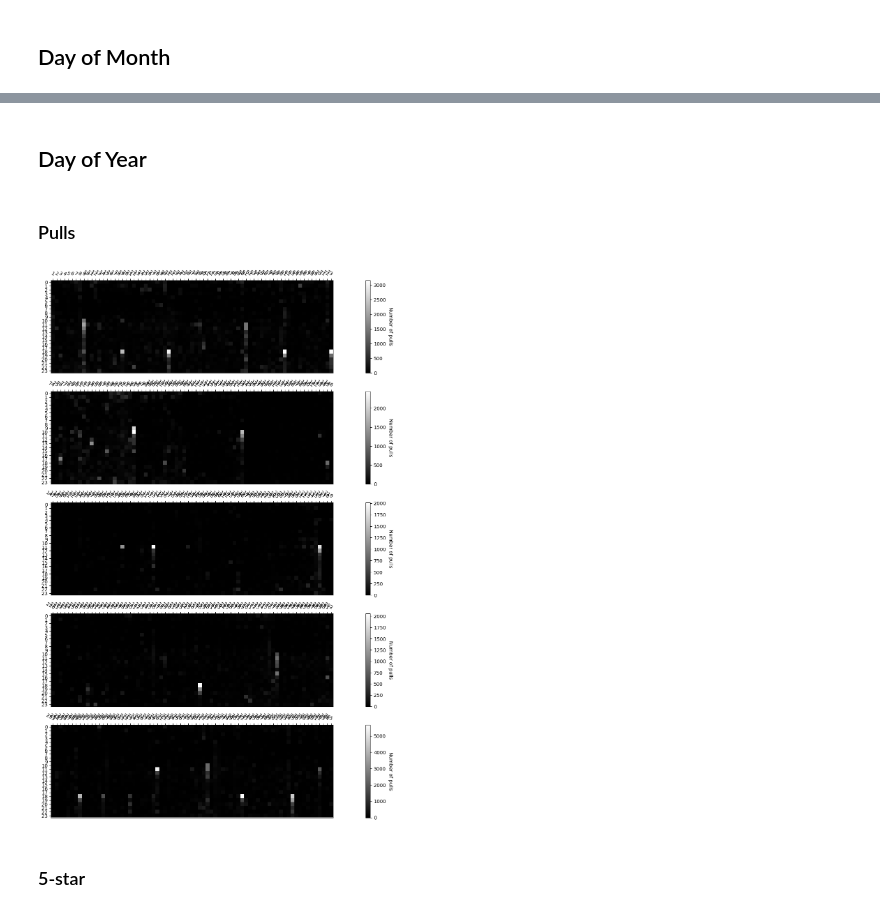
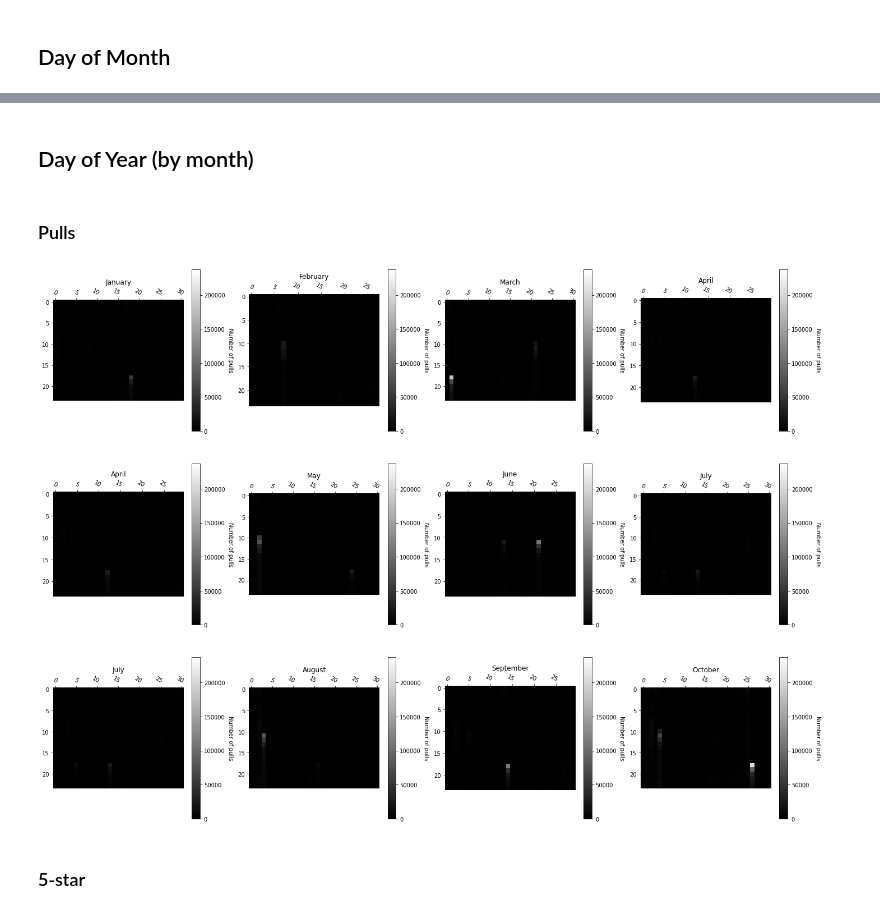
Before and after one commit to justnawat/optimized-genshin-pulling, a Jupyter notebook: Optimized Genshin Pulls.ipynb, the cells around one changed output, grey strips where cells are left out. Drawn from its saved outputs; the diff is of its cells as text; code cells hidden in the pictures.

Commit message:
attempt 1 and modeling the data done

```diff
--- a/Optimized Genshin Pulls.ipynb
+++ b/Optimized Genshin Pulls.ipynb
@@ -228,20 +145,48 @@ def dow_heatmap(data: np.ndarray, ax: plt.Axes, bar_label: str, title: str):
     heatmap(data, row_label, col_label, ax, cbarlabel=bar_label)
     ax.set_title(title)
 
+
 def dom_heatmap(data: np.ndarray, ax: plt.Axes, bar_label: str, title: str):
     row_label = np.arange(0, 24)
     col_label = np.arange(1, 32)
     heatmap(data, row_label, col_label, ax, cbarlabel=bar_label)
     ax.set_title(title)
 
+
 def doy_heatmap(data: np.ndarray, ax: plt.Axes, bar_label: str):
-    n = len(ax)
-    portion = data.shape[1] // n
+    months = ["January", "February", "March", "April", "May", "June",
+              "July", "August", "September", "October", "November", "December"]
+    days_in_months = [31, 28, 31, 30, 31, 30, 31, 31, 30, 31, 30, 31]
+    split_data = np.hsplit(data, np.cumsum(days_in_months))
+    row_label = np.arange(0, 24)
 
+    d_min = np.min(data)
+    d_max = np.max(data)
+
+    rows, cols = ax.shape
+    for i in range(rows):
+        for j in range(cols):
+            idx_1d = i * rows + j
+            split_col = np.arange(1, days_in_months[idx_1d] + 1)
+            heatmap(split_data[idx_1d], row_label, split_col, ax[i, j], cbarlabel=bar_label,
+                    set_ticks=False, vmin=d_min, vmax=d_max)
+            ax[i, j].set_title(months[idx_1d])
+
+
+def dsr_heatmap(data: np.ndarray, ax: plt.Axes, bar_label: str):
+    months = [f"Month {i + 1}" for i in range(ax.size)]
+    data = data[:, :30 * (data.shape[1] // 30 - 1)]
+    split_data = np.hsplit(data, 30)
     row_label = np.arange(0, 24)
-    col_label = np.arange(1, data.shape[1] + 1)
 
-    for i in range(n):
-        split_col = col_label[i * portion: (i + 1) * portion]
-        split_data = data[:, i * portion: (i + 1) * portion]
-        heatmap(split_data, row_label, split_col, ax[i], cbarlabel=bar_label)
+    d_min = np.min(data)
+    d_max = np.max(data)
+
+    rows, cols = ax.shape
+    for i in range(rows):
+        for j in range(cols):
+            idx_1d = i * rows + j
+            split_col = np.arange(1, 31)
+            heatmap(split_data[idx_1d], row_label, split_col, ax[i, j], cbarlabel=bar_label,
+                    set_ticks=False, vmin=d_min, vmax=d_max)
+            ax[i, j].set_title(months[idx_1d])
@@ -274,2 +223,2 @@ dom_heatmap(all_fours, ax3, "Prob(4-star)", "Probability of pulling a 4-star")
 # %% [markdown]
-## Day of Year
+## Day of Year (by month)
@@ -281,8 +230,8 @@ all_total, all_fives, all_fours = total_doy
 # %%
-_, ax = plt.subplots(5, figsize=(24, 20))
+_, ax = plt.subplots(3, 4, figsize=(24, 18))
 doy_heatmap(all_total, ax, "Number of pulls")
 # %% [output]
-[figure, old version]
+[figure, new version]
 # %% [markdown]
 ### 5-star
 # %%
```
Also changed, not shown: parts of 23 cells of this notebook, 1 other file.
